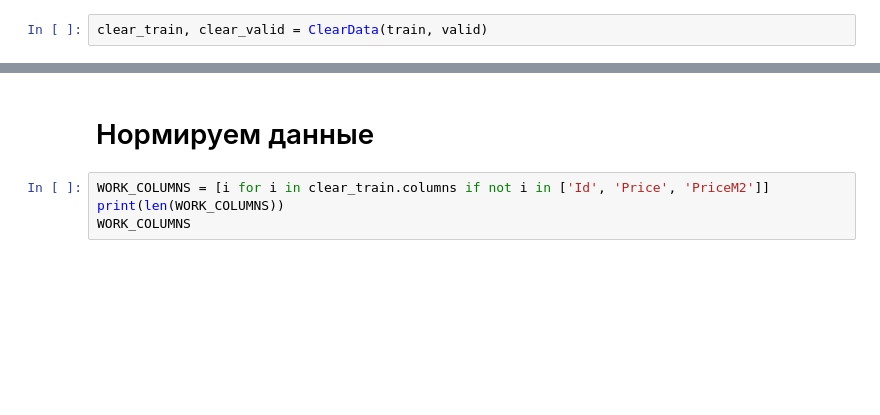
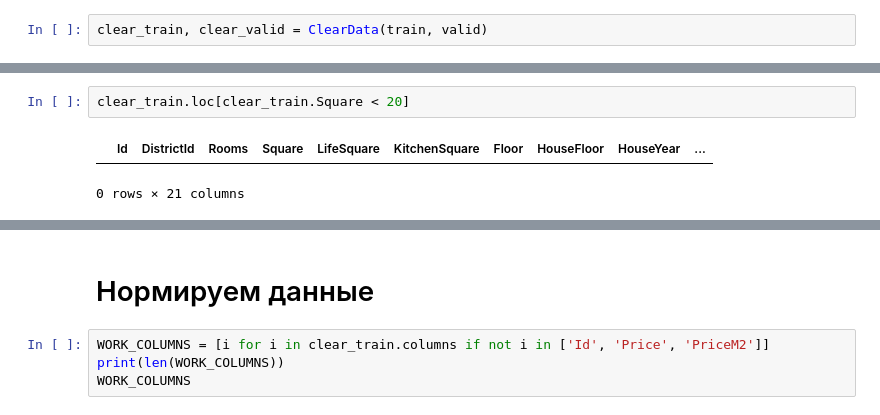
Before and after one commit to svnaumov1985/python_for_data_science, a Jupyter notebook: Cource v3.ipynb, the cells around one changed output, grey strips where cells are left out. Drawn from its saved outputs; the diff is of its cells as text; blank space fills up the shorter version.

```diff
--- a/Cource v3.ipynb
+++ b/Cource v3.ipynb
@@ -403,3 +387,8 @@ clear_train.describe().T
+# %%
+clear_train.loc[clear_train.Square < 20]
+# %% [output]
+|  | Id | DistrictId | Rooms | Square | LifeSquare | KitchenSquare | Floor | HouseFloor | HouseYear | ... |
+0 rows × 21 columns
 # %%
 random_forest_predict_current(clear_train, clear_valid, clear_train.columns, True)
 random_forest_predict_current(clear_train, clear_valid, clear_train.columns, False)
```
Also changed, not shown: parts of 18 cells of this notebook, 1 other file.
